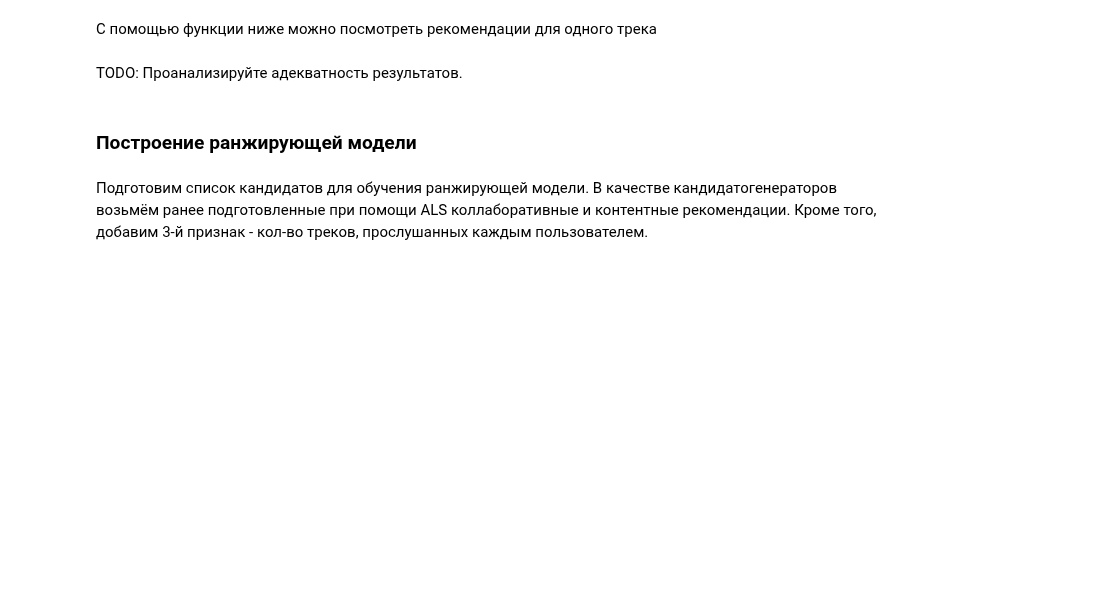
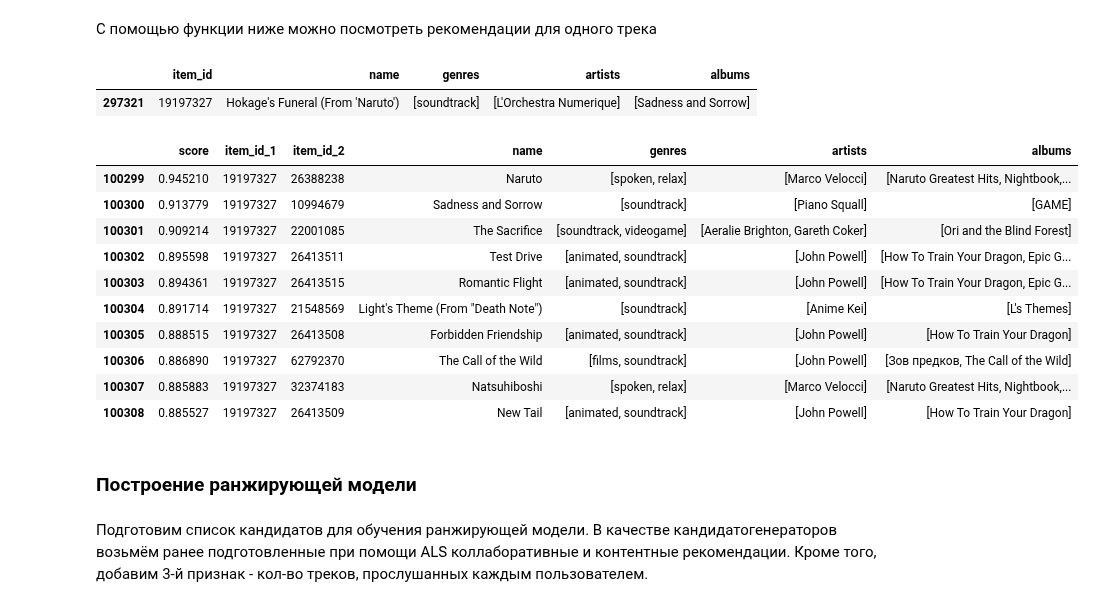
Before and after one commit to ibnkir/music-recsys-project, a Jupyter notebook: part_2_recs.ipynb, the cells around one changed output. Cells and saved outputs as stored; diff of their text form; code cells hidden in the pictures; blank space fills up the shorter version.

```diff
--- a/part_2_recs.ipynb
+++ b/part_2_recs.ipynb
@@ -129,14 +131,14 @@ print(f"Среднее покрытие пользователей: {cold_users_
 # из имеющихся в последовательность 0, 1, 2, ...
 user_encoder = sklearn.preprocessing.LabelEncoder()
 user_encoder.fit(events["user_id"])
-events_train["user_id_enc"] = user_encoder.transform(events_train["user_id"]).astype('int32')
-events_test["user_id_enc"] = user_encoder.transform(events_test["user_id"]).astype('int32')
+events_train["user_id_enc"] = user_encoder.transform(events_train["user_id"])
+events_test["user_id_enc"] = user_encoder.transform(events_test["user_id"])
 
 # Перекодируем идентификаторы объектов:
 # из имеющихся в последовательность 0, 1, 2, ...
 item_encoder = sklearn.preprocessing.LabelEncoder()
 item_encoder.fit(items["item_id"])
-items["item_id_enc"] = item_encoder.transform(items["item_id"]).astype('int32')
+items["item_id_enc"] = item_encoder.transform(items["item_id"])
 events_train = events_train.merge(items[["item_id", "item_id_enc"]], on="item_id", how='left')
 events_test = events_test.merge(items[["item_id", "item_id_enc"]], on="item_id", how='left')
 # %% [markdown]
@@ -512,8 +591,8 @@ content_recommendations.to_parquet("content_recommendations.parquet")
 with open('models/als_model.pkl', 'rb') as fd:
     als_model = joblib.load(fd)
 # %%
-# получим энкодированные идентификаторы всех объектов в events_train
-train_item_ids_enc = events_train['item_id_enc'].unique()
+# Получим энкодированные идентификаторы первых 10000 объектов в events_train
+train_item_ids_enc = events_train['item_id_enc'].unique()[:10000]
 
 max_similar_items = 10
 
@@ -560,12 +649,24 @@ def print_sim_items(item_id, similar_items):
     display(si)
 # %%
 # Задаем произвольный трек
-item_id = events_train['item_id'].sample().iat[0]
+item_id = similar_items['item_id_1'].sample().iat[0]
 
 # Смотрим похожие треки
 print_sim_items(item_id, similar_items)
+# %% [output]
+|  | item_id | name | genres | artists | albums |
+| 297321 | 19197327 | Hokage's Funeral (From 'Naruto') | [soundtrack] | [L'Orchestra Numerique] | [Sadness and Sorrow] |
+|  | score | item_id_1 | item_id_2 | name | genres | artists | albums |
+| 100299 | 0.945210 | 19197327 | 26388238 | Naruto | [spoken, relax] | [Marco Velocci] | [Naruto Greatest Hits, Nightbook,... |
+| 100300 | 0.913779 | 19197327 | 10994679 | Sadness and Sorrow | [soundtrack] | [Piano Squall] | [GAME] |
+| 100301 | 0.909214 | 19197327 | 22001085 | The Sacrifice | [soundtrack, videogame] | [Aeralie Brighton, Gareth Coker] | [Ori and the Blind Forest] |
+| 100302 | 0.895598 | 19197327 | 26413511 | Test Drive | [animated, soundtrack] | [John Powell] | [How To Train Your Dragon, Epic G... |
+| 100303 | 0.894361 | 19197327 | 26413515 | Romantic Flight | [animated, soundtrack] | [John Powell] | [How To Train Your Dragon, Epic G... |
+| 100304 | 0.891714 | 19197327 | 21548569 | Light's Theme (From "Death Note") | [soundtrack] | [Anime Kei] | [L's Themes] |
+| 100305 | 0.888515 | 19197327 | 26413508 | Forbidden Friendship | [animated, soundtrack] | [John Powell] | [How To Train Your Dragon] |
+| 100306 | 0.886890 | 19197327 | 62792370 | The Call of the Wild | [films, soundtrack] | [John Powell] | [Зов предков, The Call of the Wild] |
+| 100307 | 0.885883 | 19197327 | 32374183 | Natsuhiboshi | [spoken, relax] | [Marco Velocci] | [Naruto Greatest Hits, Nightbook,... |
+| 100308 | 0.885527 | 19197327 | 26413509 | New Tail | [animated, soundtrack] | [John Powell] | [How To Train Your Dragon] |
-# %% [markdown]
-TODO: Проанализируйте адекватность результатов.
 # %% [markdown]
 ### Построение ранжирующей модели
 # %% [markdown]
```
Also changed, not shown: parts of 39 cells of this notebook, 1 other file.
